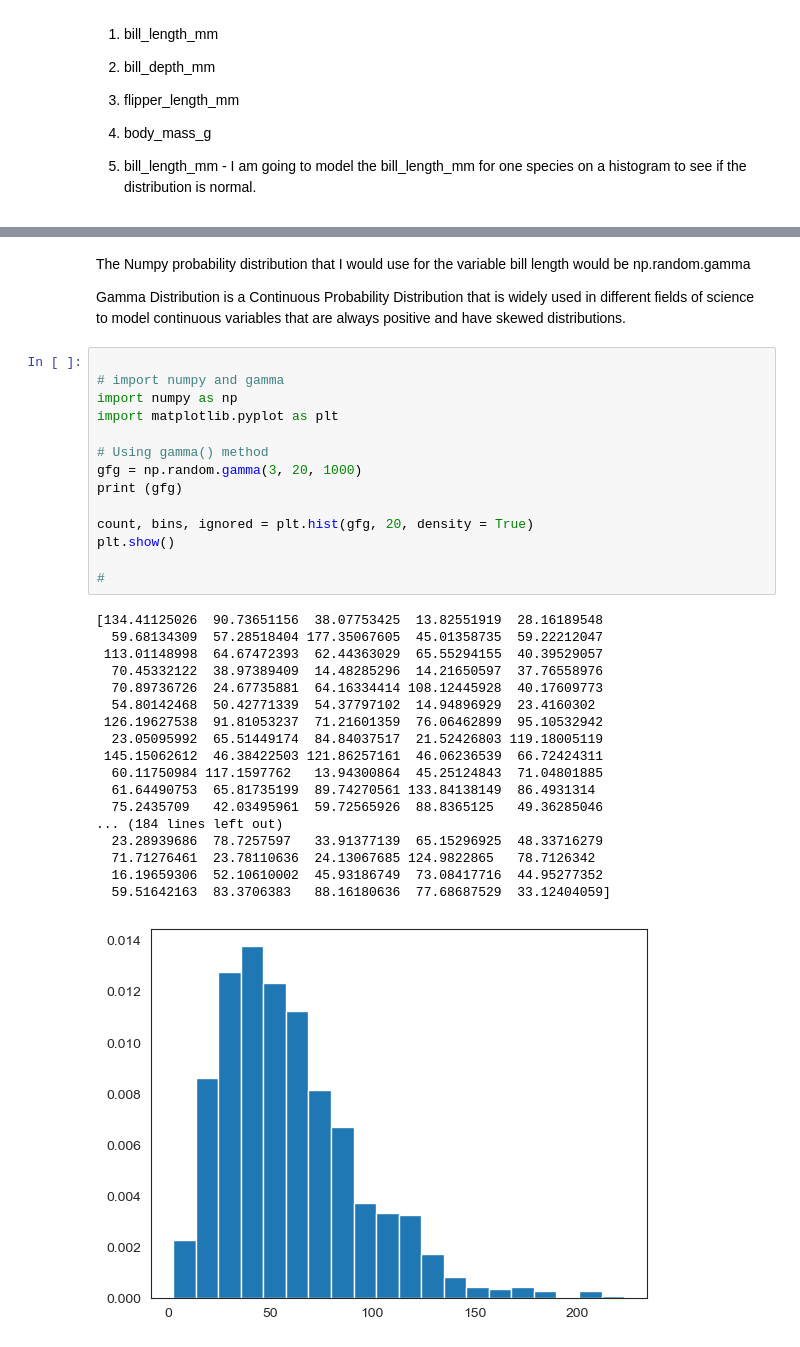
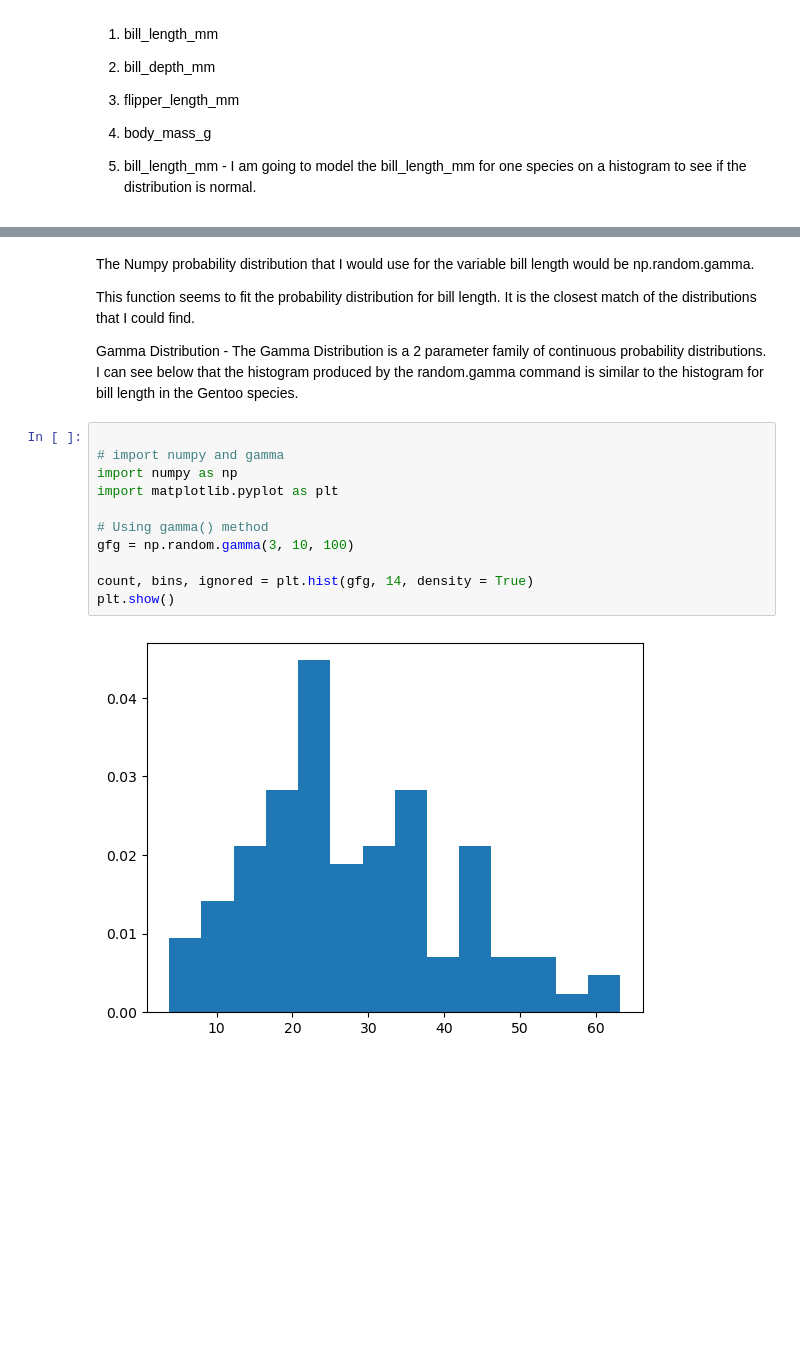
Before and after one commit to AudeAllen/Fundamentals-of-Data-Analysis---Tasks-and-Project, a Jupyter notebook: tasks.ipynb, the cells around one changed output, grey strips where cells are left out. Cells and saved outputs as stored; diff of their text form; blank space fills up the shorter version.

Commit message:
Task 3 - Bill length for Gentoo Analysis

```diff
--- a/tasks.ipynb
+++ b/tasks.ipynb
@@ -434,37 +409,19 @@ plt.show()
-# %% [markdown]
-The Numpy probability distribution that I would use for the variable bill length would be np.random.gamma
-
-Gamma Distribution is a Continuous Probability Distribution that is widely used in different fields of science to model continuous variables that are always positive and have skewed distributions.
+# %% [markdown]
+The Numpy probability distribution that I would use for the variable bill length would be np.random.gamma.
+
+This function seems to fit the probability distribution for bill length. It is the closest match of the distributions that I could find.
+
+Gamma Distribution - The Gamma Distribution is a 2 parameter family of continuous probability distributions. I can see below that the histogram produced by the random.gamma command is similar to the histogram for bill length in the Gentoo species.
 # %%
 
 # import numpy and gamma
 import numpy as np
 import matplotlib.pyplot as plt
 
 # Using gamma() method
-gfg = np.random.gamma(3, 20, 1000)
-print (gfg)
+gfg = np.random.gamma(3, 10, 100)
 
-count, bins, ignored = plt.hist(gfg, 20, density = True)
+count, bins, ignored = plt.hist(gfg, 14, density = True)
 plt.show()
-
-#
 # %% [output]
-[134.41125026  90.73651156  38.07753425  13.82551919  28.16189548
-  59.68134309  57.28518404 177.35067605  45.01358735  59.22212047
- 113.01148998  64.67472393  62.44363029  65.55294155  40.39529057
-  70.45332122  38.97389409  14.48285296  14.21650597  37.76558976
-  70.89736726  24.67735881  64.16334414 108.12445928  40.17609773
-  54.80142468  50.42771339  54.37797102  14.94896929  23.4160302
- 126.19627538  91.81053237  71.21601359  76.06462899  95.10532942
-  23.05095992  65.51449174  84.84037517  21.52426803 119.18005119
- 145.15062612  46.38422503 121.86257161  46.06236539  66.72424311
-  60.11750984 117.1597762   13.94300864  45.25124843  71.04801885
-  61.64490753  65.81735199  89.74270561 133.84138149  86.4931314
-  75.2435709   42.03495961  59.72565926  88.8365125   49.36285046
-... (184 lines left out)
-  23.28939686  78.7257597   33.91377139  65.15296925  48.33716279
-  71.71276461  23.78110636  24.13067685 124.9822865   78.7126342
-  16.19659306  52.10610002  45.93186749  73.08417716  44.95277352
-  59.51642163  83.3706383   88.16180636  77.68687529  33.12404059]
-[figure, old version]
+[figure, new version]
```
Also changed, not shown: parts of 1 cell of this notebook, 4 other files.
